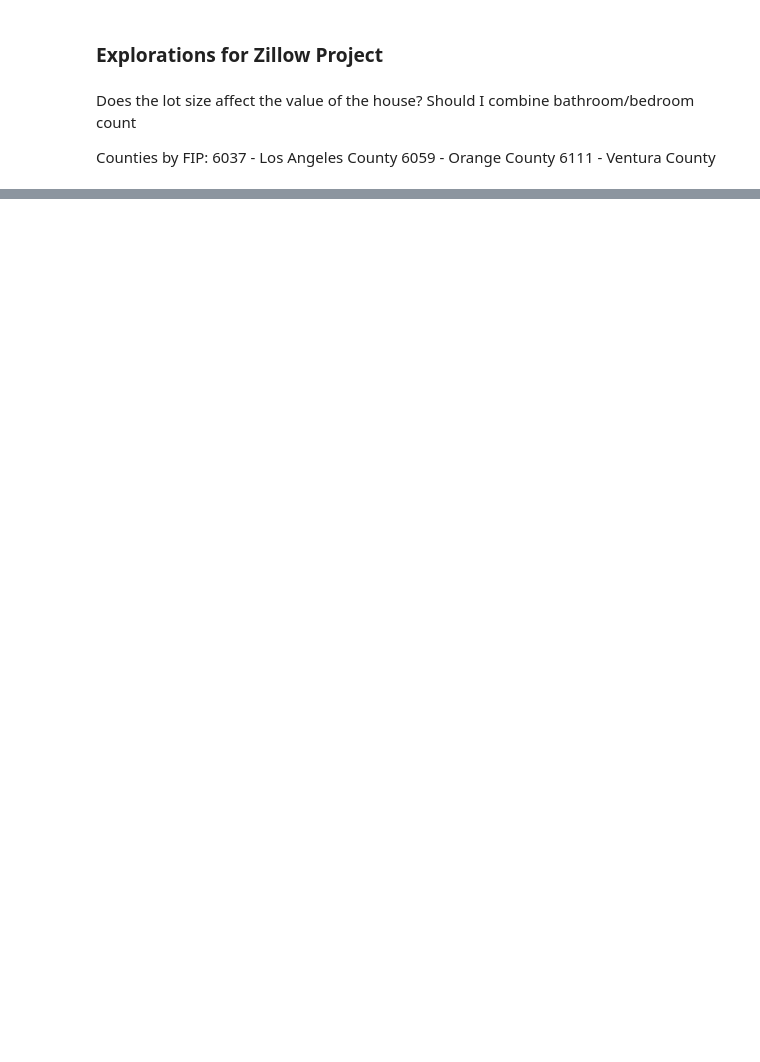
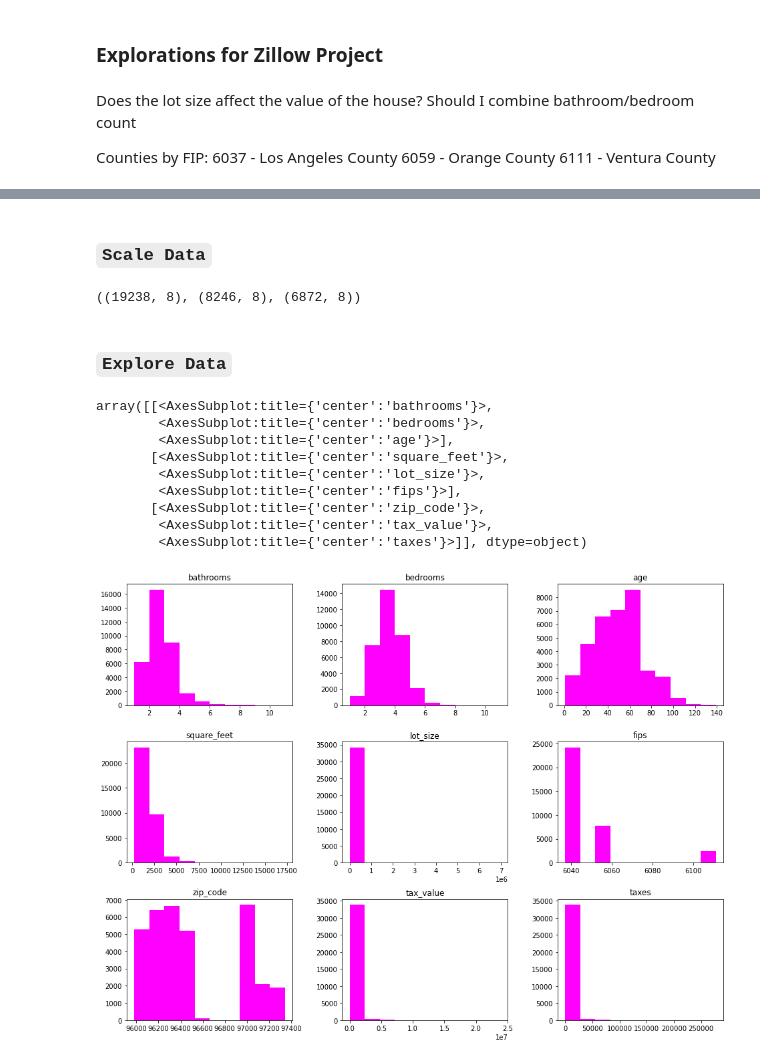
Before and after one commit to barbmarques/zillow-regression-project, a Jupyter notebook: Zillow.ipynb, the cells around one changed output, grey strips where cells are left out. Drawn from its saved outputs; the diff is of its cells as text; code cells hidden in the pictures; blank space fills up the shorter version.

````diff
--- a/Zillow.ipynb
+++ b/Zillow.ipynb
@@ -50,3 +90,0 @@ df.shape
-# %%
-df.age = 2017 - df.age
-df
@@ -67,2 +90,0 @@ df
-# %%
-df.set_index('parcel_id')
@@ -334,10 +90,0 @@ memory usage: 2.6 MB
-# %%
-# Change datatypes
-df.bedrooms = df.bedrooms.astype('int64')
-df.age = df.age.astype('int64')
-df.square_feet = df.square_feet.astype('int64')
-df.lot_size = df.lot_size.astype('int64')
-df.fips = df.fips.astype('int64')
-df.zip_code = df.zip_code.astype('int64')
-
-df.info()
@@ -361,0 +297,28 @@ memory usage: 2.6 MB
+# %% [markdown]
+### ```Scale Data```
+# %%
+# Scale the data using MinMaxScaler function
+
+num_cols = ['bedrooms','bathrooms','age','square_feet', 'lot_size','zip_code', 'taxes', 'fips']
+X_train_scaled, X_validate_scaled, X_test_scaled = wrangle_zillow.min_max_scale(X_train, X_validate, X_test, num_cols)
+
+X_train_scaled.shape, X_validate_scaled.shape, X_test_scaled.shape
+# %% [output]
+((19238, 8), (8246, 8), (6872, 8))
+# %% [markdown]
+### ```Explore Data```
+# %%
+#Exploring distribution of all numeric columns in entire df
+
+df.hist(grid=False, figsize=(16,12), color='magenta')
+# %% [output]
+array([[<AxesSubplot:title={'center':'bathrooms'}>,
+        <AxesSubplot:title={'center':'bedrooms'}>,
+        <AxesSubplot:title={'center':'age'}>],
+       [<AxesSubplot:title={'center':'square_feet'}>,
+        <AxesSubplot:title={'center':'lot_size'}>,
+        <AxesSubplot:title={'center':'fips'}>],
+       [<AxesSubplot:title={'center':'zip_code'}>,
+        <AxesSubplot:title={'center':'tax_value'}>,
+        <AxesSubplot:title={'center':'taxes'}>]], dtype=object)
+[figure, added]
````
Also changed, not shown: parts of 53 cells of this notebook, 1 other file.
